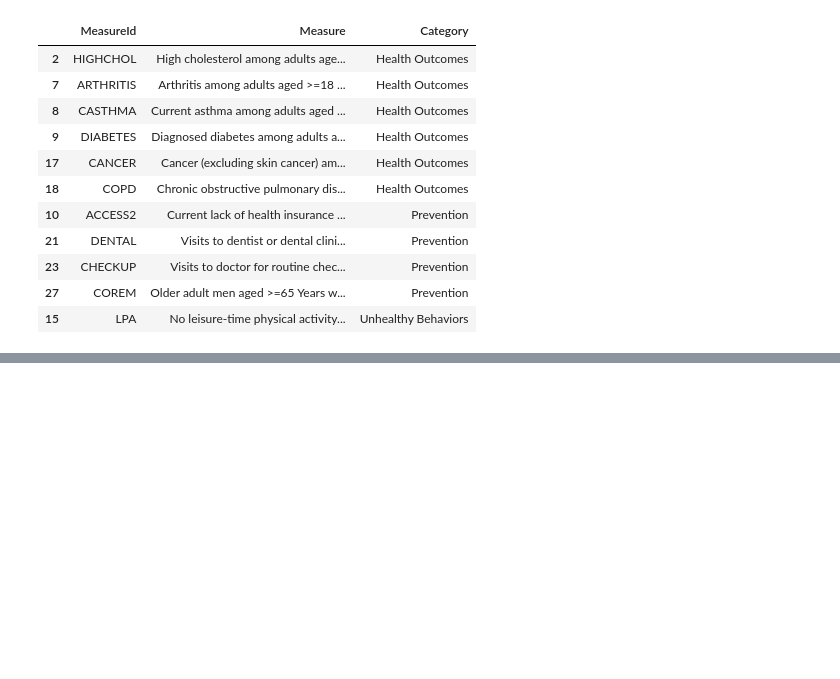
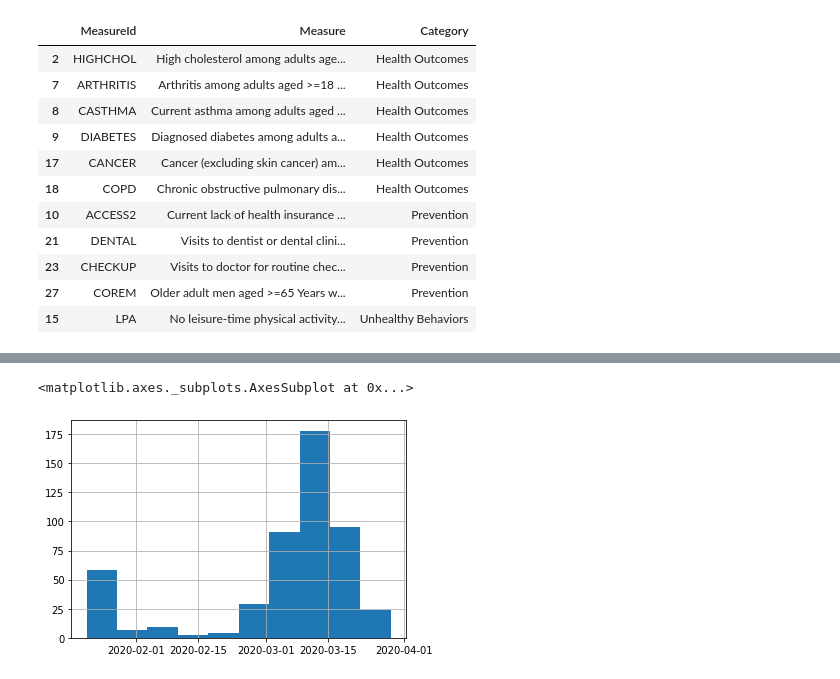
Before and after one commit to estella-zzz/data-science-projects, a Jupyter notebook: Covid19_vs_Population_Health/model/explore.ipynb, the cells around one changed output, grey strips where cells are left out. Cells and saved outputs as stored; diff of their text form; code cells hidden in the pictures; blank space fills up the shorter version.

```diff
--- a/Covid19_vs_Population_Health/model/explore.ipynb
+++ b/Covid19_vs_Population_Health/model/explore.ipynb
@@ -124,0 +145,2 @@ lookup.loc[lookup['MeasureId'].isin(significant_vars)][['MeasureId','Measure', '
+# %%
+df100 = pd.read_sql_table('Covid100', engine)
@@ -124,0 +158,5 @@ lookup.loc[lookup['MeasureId'].isin(significant_vars)][['MeasureId','Measure', '
+# %%
+df100['first_date'].hist()
+# %% [output]
+<matplotlib.axes._subplots.AxesSubplot at 0x...>
+[figure, added]
```
Also changed, not shown: parts of 17 cells of this notebook.
